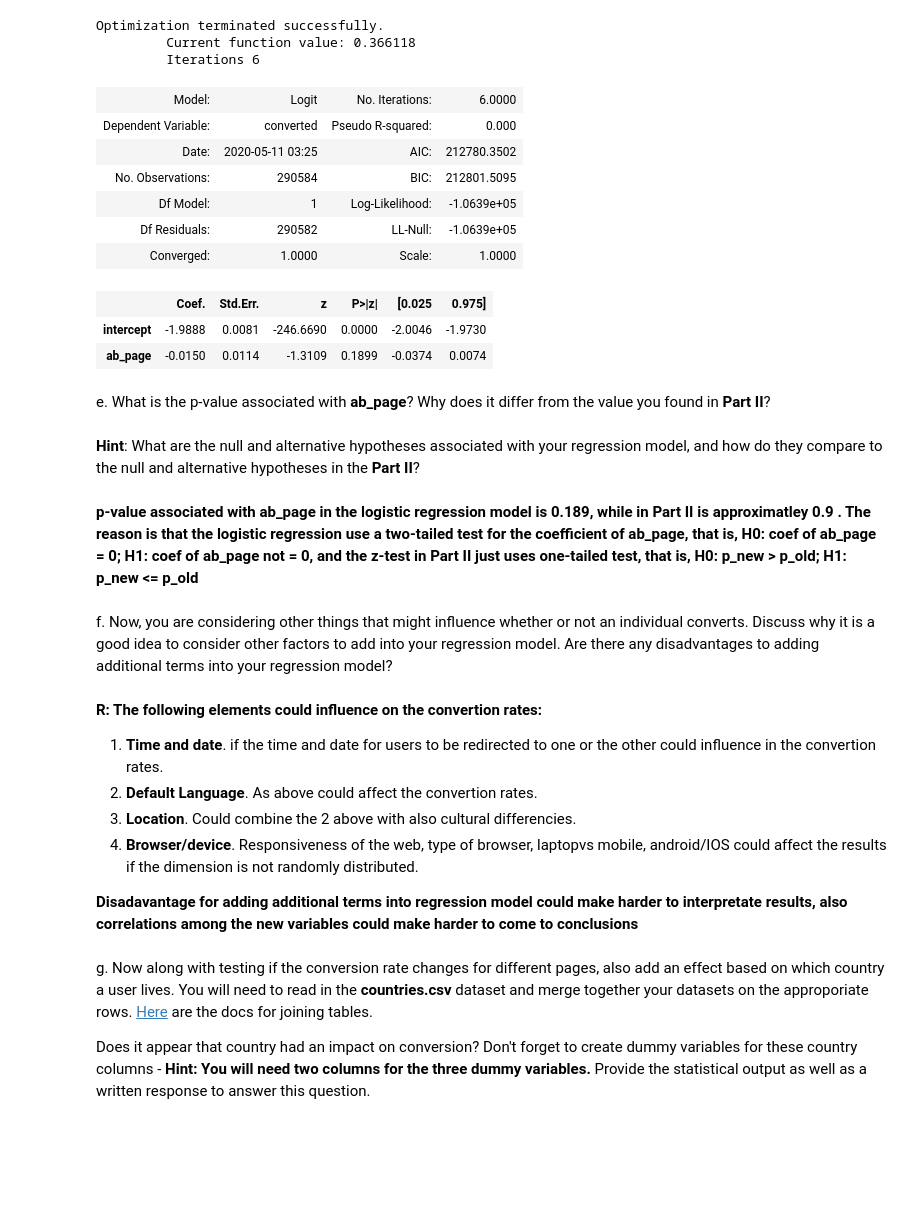
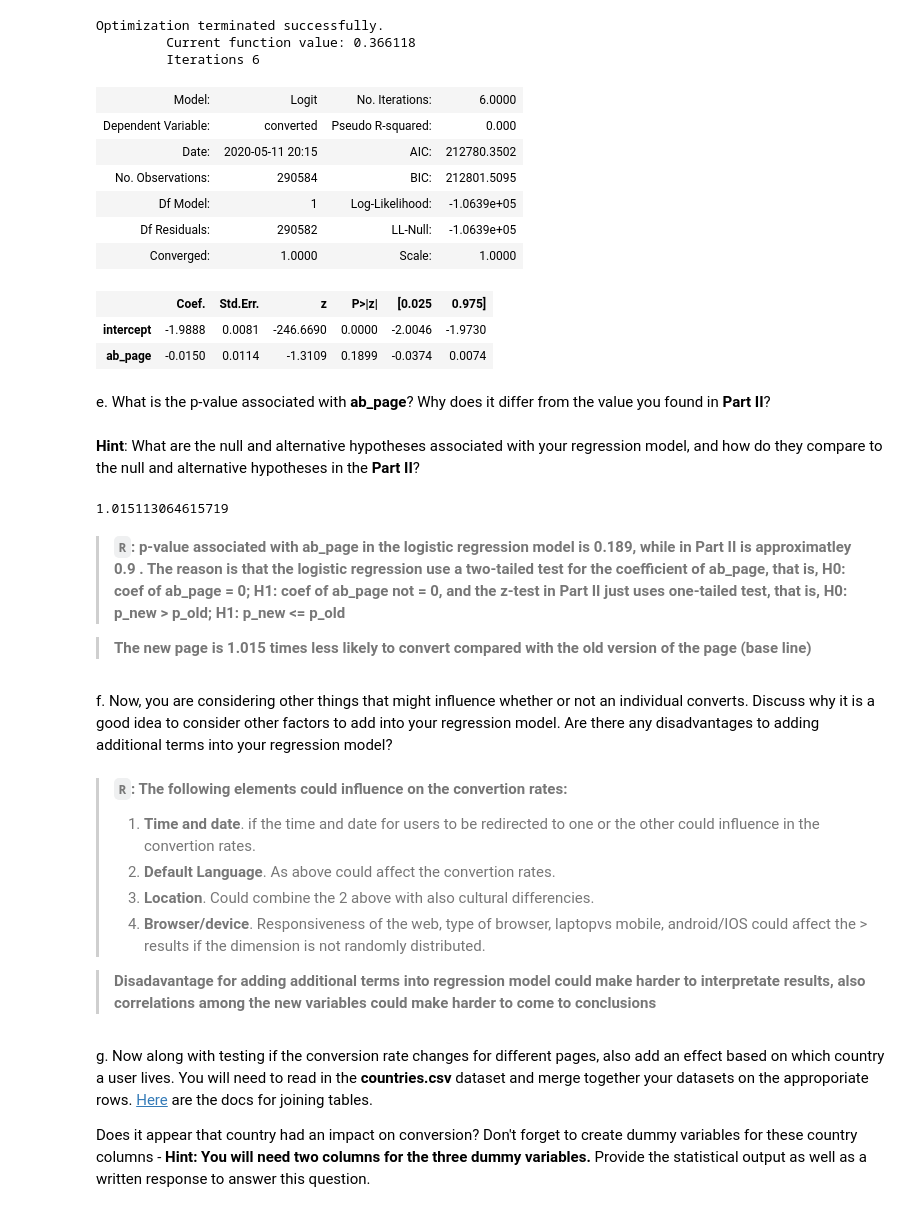
Before and after one commit to Chemapp/ABTesting-project, a Jupyter notebook: Analyze_ab_test_results_notebook_JMPP.ipynb, the cells around one changed output. Cells and saved outputs as stored; diff of their text form; code cells hidden in the pictures; blank space fills up the shorter version.

```diff
--- a/Analyze_ab_test_results_notebook_JMPP.ipynb
+++ b/Analyze_ab_test_results_notebook_JMPP.ipynb
@@ -365,33 +363,39 @@ logistic = logistic_model.fit()
 Optimization terminated successfully.
          Current function value: 0.366118
          Iterations 6
-# %%
-print lo.summary()
-# %% [output]
-| Model: | Logit | No. Iterations: | 6.0000 |
-| Dependent Variable: | converted | Pseudo R-squared: | 0.000 |
-| Date: | 2020-05-11 03:25 | AIC: | 212780.3502 |
-| No. Observations: | 290584 | BIC: | 212801.5095 |
-| Df Model: | 1 | Log-Likelihood: | -1.0639e+05 |
-| Df Residuals: | 290582 | LL-Null: | -1.0639e+05 |
-| Converged: | 1.0000 | Scale: | 1.0000 |
-|  | Coef. | Std.Err. | z | P>|z| | [0.025 | 0.975] |
-| intercept | -1.9888 | 0.0081 | -246.6690 | 0.0000 | -2.0046 | -1.9730 |
-| ab_page | -0.0150 | 0.0114 | -1.3109 | 0.1899 | -0.0374 | 0.0074 |
+# %%
+logistic.summary2()
+# %% [output]
+| Model: | Logit | No. Iterations: | 6.0000 |
+| Dependent Variable: | converted | Pseudo R-squared: | 0.000 |
+| Date: | 2020-05-11 20:15 | AIC: | 212780.3502 |
+| No. Observations: | 290584 | BIC: | 212801.5095 |
+| Df Model: | 1 | Log-Likelihood: | -1.0639e+05 |
+| Df Residuals: | 290582 | LL-Null: | -1.0639e+05 |
+| Converged: | 1.0000 | Scale: | 1.0000 |
+|  | Coef. | Std.Err. | z | P>|z| | [0.025 | 0.975] |
+| intercept | -1.9888 | 0.0081 | -246.6690 | 0.0000 | -2.0046 | -1.9730 |
+| ab_page | -0.0150 | 0.0114 | -1.3109 | 0.1899 | -0.0374 | 0.0074 |
 # %% [markdown]
 e. What is the p-value associated with **ab_page**? Why does it differ from the value you found in **Part II**?<br><br>  **Hint**: What are the null and alternative hypotheses associated with your regression model, and how do they compare to the null and alternative hypotheses in the **Part II**?
+# %%
+1/np.exp(-0.0150)
+# %% [output]
+1.015113064615719
 # %% [markdown]
-**p-value associated with ab_page in the logistic regression model is 0.189, while in Part II is approximatley 0.9 . The reason is that the logistic regression use a two-tailed test for the coefficient of ab_page, that is, H0: coef of ab_page = 0; H1: coef of ab_page not = 0, and the z-test in Part II just uses one-tailed test, that is, H0: p_new > p_old; H1: p_new <= p_old**
+> **`R`: p-value associated with ab_page in the logistic regression model is 0.189, while in Part II is approximatley 0.9 . The reason is that the logistic regression use a two-tailed test for the coefficient of ab_page, that is, H0: coef of ab_page = 0; H1: coef of ab_page not = 0, and the z-test in Part II just uses one-tailed test, that is, H0: p_new > p_old; H1: p_new <= p_old**
+
+> **The new page is 1.015 times less likely to convert compared with the old version of the page (base line)**
 # %% [markdown]
 f. Now, you are considering other things that might influence whether or not an individual converts.  Discuss why it is a good idea to consider other factors to add into your regression model.  Are there any disadvantages to adding additional terms into your regression model?
 # %% [markdown]
-**R: The following elements could influence on the convertion rates:**
-1. __Time and date__. if the time and date for users to be redirected to one or the other could influence in the convertion rates.
-2. __Default Language__. As above could affect the convertion rates.
-3. __Location__. Could combine the 2 above with also cultural differencies.
-4. __Browser/device__. Responsiveness of the web, type of browser, laptopvs mobile, android/IOS could affect the results if the dimension is not randomly distributed.
+> **`R`: The following elements could influence on the convertion rates:**
+> 1. __Time and date__. if the time and date for users to be redirected to one or the other could influence in the convertion rates.
+> 2. __Default Language__. As above could affect the convertion rates.
+> 3. __Location__. Could combine the 2 above with also cultural differencies.
+> 4. __Browser/device__. Responsiveness of the web, type of browser, laptopvs mobile, android/IOS could affect the > results if the dimension is not randomly distributed.
 
-**Disadavantage for adding additional terms into regression model could make harder to interpretate results, also correlations among the new variables could make harder to come to conclusions**
+> **Disadavantage for adding additional terms into regression model could make harder to interpretate results, also correlations among the new variables could make harder to come to conclusions**
 # %% [markdown]
 g. Now along with testing if the conversion rate changes for different pages, also add an effect based on which country a user lives. You will need to read in the **countries.csv** dataset and merge together your datasets on the approporiate rows.  [Here](https://pandas.pydata.org/pandas-docs/stable/generated/pandas.DataFrame.join.html) are the docs for joining tables.
 
```
Also changed, not shown: parts of 26 cells of this notebook.
